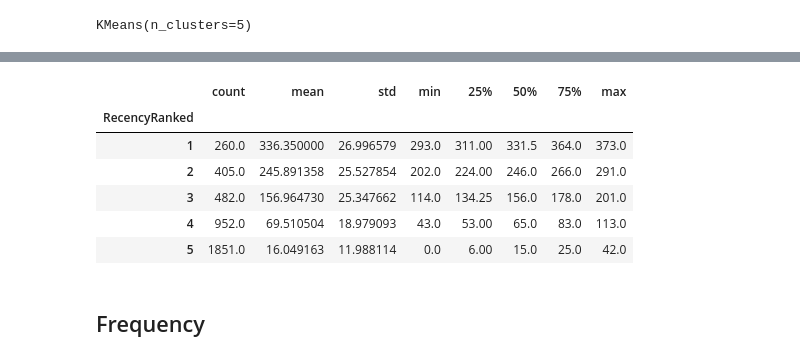
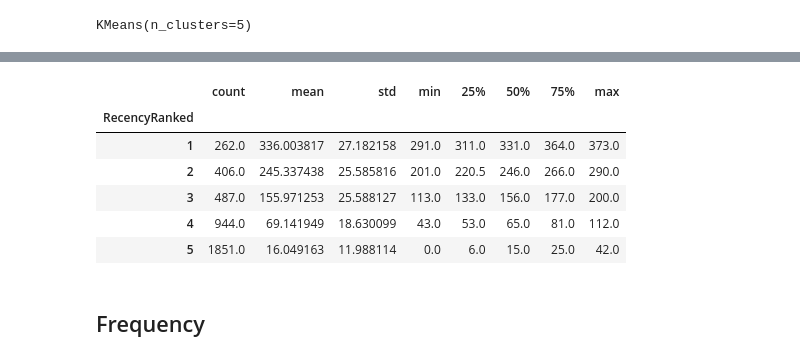
Before and after one commit to baotran306/Online-Retail-Dataset-Report, a Jupyter notebook: OnlineRetail_Ranked.ipynb, the cells around one changed output, grey strips where cells are left out. Saved outputs shown, nothing was run; the diff lists cells and outputs as text; code cells hidden in the pictures.

```diff
--- a/OnlineRetail_Ranked.ipynb
+++ b/OnlineRetail_Ranked.ipynb
@@ -164,14 +164,14 @@ df_merge_rec
 3950 rows × 4 columns
 # %%
-df_merge.groupby('RecencyRanked')['Recency'].describe()
+df_merge_rec.groupby('RecencyRanked')['Recency'].describe()
 # %% [output]
 |  | count | mean | std | min | 25% | 50% | 75% | max |
 | RecencyRanked |  |  |  |  |  |  |  |  |
-| 1 | 260.0 | 336.350000 | 26.996579 | 293.0 | 311.00 | 331.5 | 364.0 | 373.0 |
-| 2 | 405.0 | 245.891358 | 25.527854 | 202.0 | 224.00 | 246.0 | 266.0 | 291.0 |
-| 3 | 482.0 | 156.964730 | 25.347662 | 114.0 | 134.25 | 156.0 | 178.0 | 201.0 |
-| 4 | 952.0 | 69.510504 | 18.979093 | 43.0 | 53.00 | 65.0 | 83.0 | 113.0 |
-| 5 | 1851.0 | 16.049163 | 11.988114 | 0.0 | 6.00 | 15.0 | 25.0 | 42.0 |
+| 1 | 262.0 | 336.003817 | 27.182158 | 291.0 | 311.0 | 331.0 | 364.0 | 373.0 |
+| 2 | 406.0 | 245.337438 | 25.585816 | 201.0 | 220.5 | 246.0 | 266.0 | 290.0 |
+| 3 | 487.0 | 155.971253 | 25.588127 | 113.0 | 133.0 | 156.0 | 177.0 | 200.0 |
+| 4 | 944.0 | 69.141949 | 18.630099 | 43.0 | 53.0 | 65.0 | 81.0 | 112.0 |
+| 5 | 1851.0 | 16.049163 | 11.988114 | 0.0 | 6.0 | 15.0 | 25.0 | 42.0 |
 # %% [markdown]
 ## Frequency
 # %%
```
Also changed, not shown: parts of 21 cells of this notebook.
